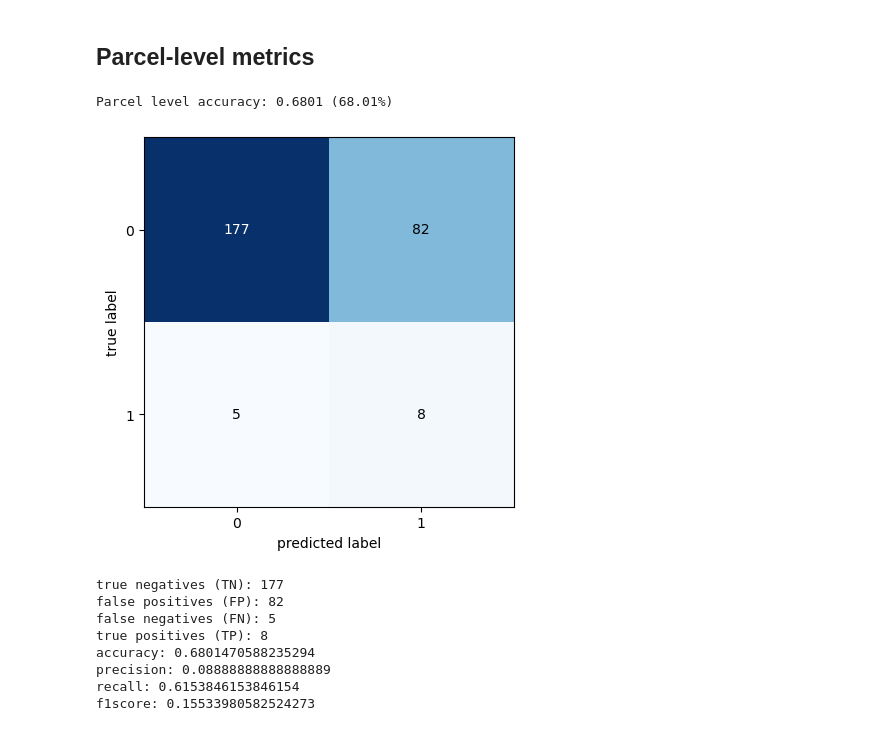
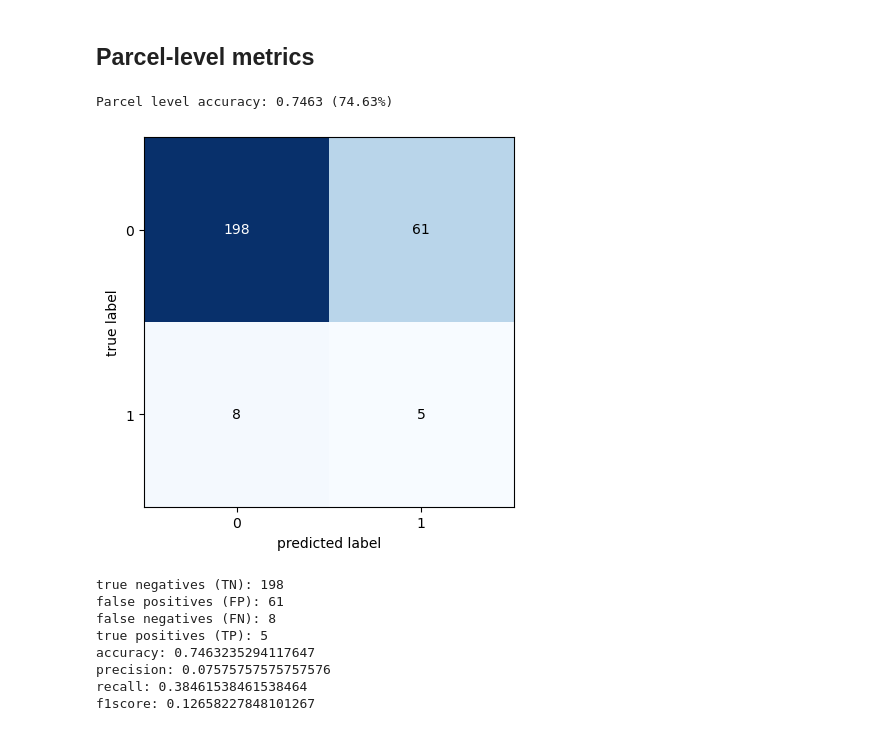
Before and after one commit to kdtb/LBST, a Jupyter notebook: m_view/train.ipynb, the cells around one changed output. Cells and saved outputs as stored; diff of their text form; code cells hidden in the pictures.

```diff
--- a/m_view/train.ipynb
+++ b/m_view/train.ipynb
@@ -120,6 +158,8 @@ if __name__ == "__main__":
         test_csv=config.TEST_CSV,
         batch_size=config.BATCH_SIZE,
         num_workers=config.NUM_WORKERS,
+        mean=mean,
+        std=std
     )
 
     trainer = pl.Trainer(
@@ -267,3 +389,35 @@ parcel_level(r"C:/Users/kaspe/OneDrive - Aarhus Universitet/Skrivebord/BI/4. sem
 # Load best model and predict on custom datamodule
 
 I load the best model and obtain predictions on the original test data.
+# %%
+from calculateMeanStd import MeanStdModule
+import config
+import torch
+
+loader = MeanStdModule(
+    r"C:/Users/kaspe/OneDrive - Aarhus Universitet/Skrivebord/BI/4. semester/Data/LBST/all",
+    r"C:/Users/kaspe/OneDrive - Aarhus Universitet/Skrivebord/BI/4. semester/Data/LBST/test_set.csv",
+    batch_size=32,
+    num_workers=1
+)
+loader.setup(stage = 'train')
+loader.train_dataloader()
+
+mean = 0.
+std = 0.
+nb_samples = 0.
+
+for data in loader.train_dataloader():
+    data = data[0]
+    batch_samples = data.size(0)
+    data = data.view(batch_samples, data.size(1), -1)
+    mean += data.mean(2).sum(0)
+    std += data.std(2).sum(0)
+    nb_samples += batch_samples
+
+mean /= nb_samples
+std /= nb_samples
+
+mean = mean.tolist()
+std = std.tolist()
+print('Original test set mean and std.', '\nMean: ', mean, '\nStd: ', std)
@@ -306,6 +464,8 @@ if __name__ == "__main__":
         test_csv=r"C:/Users/kaspe/OneDrive - Aarhus Universitet/Skrivebord/BI/4. semester/Data/LBST/test_set.csv",
         batch_size=config.BATCH_SIZE,
         num_workers=config.NUM_WORKERS,
+        mean=mean,
+        std=std
         )
 
 lightning_model = NN.load_from_checkpoint(
@@ -362,18 +512,18 @@ f1score: 0.15156897572528125
 ## Parcel-level metrics
 # %%
 from plot_loss_and_acc import *
-parcel_level(r"C:/Users/kaspe/OneDrive - Aarhus Universitet/Skrivebord/BI/4. semester/Data/LBST/test_set.csv", all_predicted_labels)
+parcel_level_new(r"C:/Users/kaspe/OneDrive - Aarhus Universitet/Skrivebord/BI/4. semester/Data/LBST/test_set.csv", all_predicted_labels)
 # %% [output]
-Parcel level accuracy: 0.6801 (68.01%)
+Parcel level accuracy: 0.7463 (74.63%)
-[figure, old version]
+[figure, new version]
-true negatives (TN): 177
-false positives (FP): 82
-false negatives (FN): 5
-true positives (TP): 8
-accuracy: 0.6801470588235294
-precision: 0.08888888888888889
-recall: 0.6153846153846154
-f1score: 0.15533980582524273
+true negatives (TN): 198
+false positives (FP): 61
+false negatives (FN): 8
+true positives (TP): 5
+accuracy: 0.7463235294117647
+precision: 0.07575757575757576
+recall: 0.38461538461538464
+f1score: 0.12658227848101267
 # %%
 %matplotlib inline
 import matplotlib.pyplot as plt
```
Also changed, not shown: parts of 20 cells of this notebook, 5 other files.
